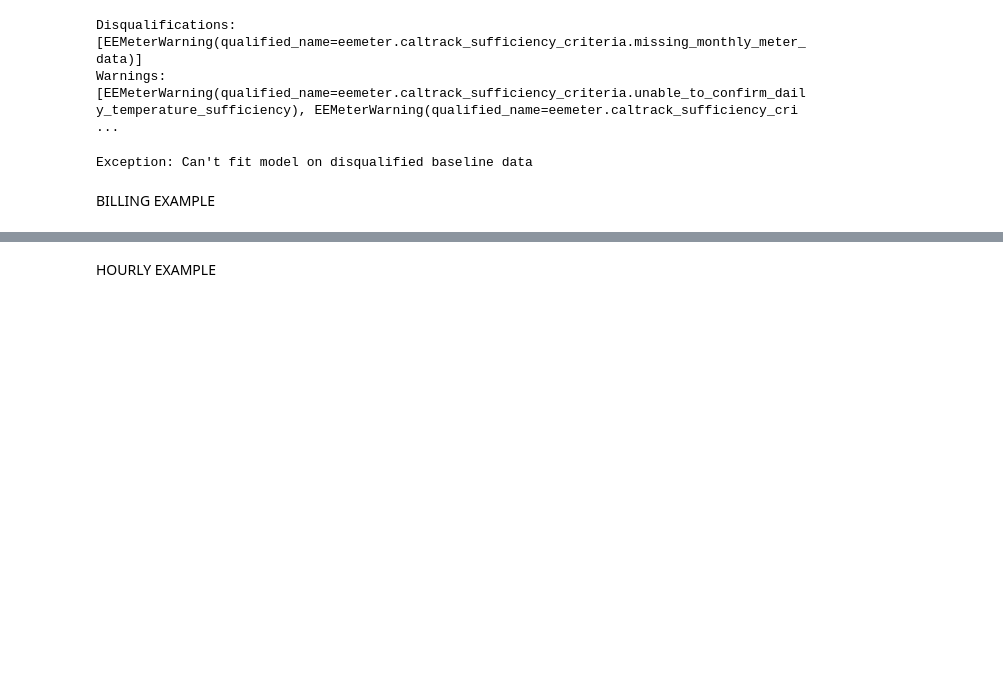
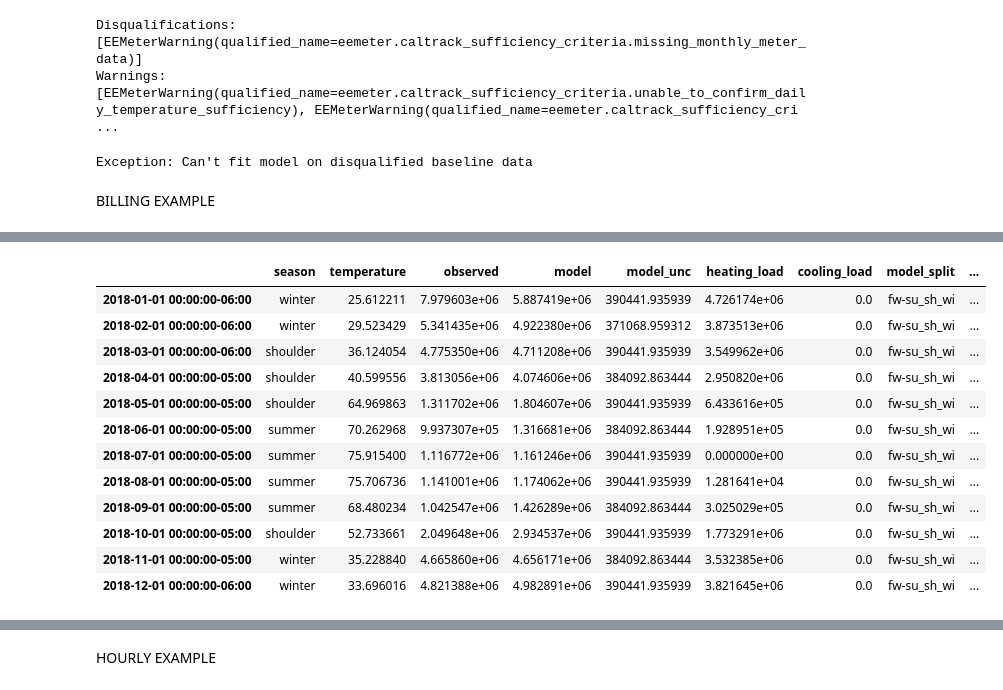
Before and after one commit to openeemeter/eemeter, a Jupyter notebook: scripts/daily_model_tutorial.ipynb, the cells around one changed output, grey strips where cells are left out. Saved outputs shown, nothing was run; the diff lists cells and outputs as text; code cells hidden in the pictures; blank space fills up the shorter version.

```diff
--- a/scripts/daily_model_tutorial.ipynb
+++ b/scripts/daily_model_tutorial.ipynb
@@ -175,0 +172,16 @@ DataSufficiencyError: Can't fit model on disqualified baseline data
+# %%
+billing_model.predict(billing_baseline_data, aggregation="monthly")
+# %% [output]
+|  | season | temperature | observed | model | model_unc | heating_load | cooling_load | model_split | ... |
+| 2018-01-01 00:00:00-06:00 | winter | 25.612211 | 7.979603e+06 | 5.887419e+06 | 390441.935939 | 4.726174e+06 | 0.0 | fw-su_sh_wi | ... |
+| 2018-02-01 00:00:00-06:00 | winter | 29.523429 | 5.341435e+06 | 4.922380e+06 | 371068.959312 | 3.873513e+06 | 0.0 | fw-su_sh_wi | ... |
+| 2018-03-01 00:00:00-06:00 | shoulder | 36.124054 | 4.775350e+06 | 4.711208e+06 | 390441.935939 | 3.549962e+06 | 0.0 | fw-su_sh_wi | ... |
+| 2018-04-01 00:00:00-05:00 | shoulder | 40.599556 | 3.813056e+06 | 4.074606e+06 | 384092.863444 | 2.950820e+06 | 0.0 | fw-su_sh_wi | ... |
+| 2018-05-01 00:00:00-05:00 | shoulder | 64.969863 | 1.311702e+06 | 1.804607e+06 | 390441.935939 | 6.433616e+05 | 0.0 | fw-su_sh_wi | ... |
+| 2018-06-01 00:00:00-05:00 | summer | 70.262968 | 9.937307e+05 | 1.316681e+06 | 384092.863444 | 1.928951e+05 | 0.0 | fw-su_sh_wi | ... |
+| 2018-07-01 00:00:00-05:00 | summer | 75.915400 | 1.116772e+06 | 1.161246e+06 | 390441.935939 | 0.000000e+00 | 0.0 | fw-su_sh_wi | ... |
+| 2018-08-01 00:00:00-05:00 | summer | 75.706736 | 1.141001e+06 | 1.174062e+06 | 390441.935939 | 1.281641e+04 | 0.0 | fw-su_sh_wi | ... |
+| 2018-09-01 00:00:00-05:00 | summer | 68.480234 | 1.042547e+06 | 1.426289e+06 | 384092.863444 | 3.025029e+05 | 0.0 | fw-su_sh_wi | ... |
+| 2018-10-01 00:00:00-05:00 | shoulder | 52.733661 | 2.049648e+06 | 2.934537e+06 | 390441.935939 | 1.773291e+06 | 0.0 | fw-su_sh_wi | ... |
+| 2018-11-01 00:00:00-05:00 | winter | 35.228840 | 4.665860e+06 | 4.656171e+06 | 384092.863444 | 3.532385e+06 | 0.0 | fw-su_sh_wi | ... |
+| 2018-12-01 00:00:00-06:00 | winter | 33.696016 | 4.821388e+06 | 4.982891e+06 | 390441.935939 | 3.821645e+06 | 0.0 | fw-su_sh_wi | ... |
```
Also changed, not shown: parts of 8 cells of this notebook.
